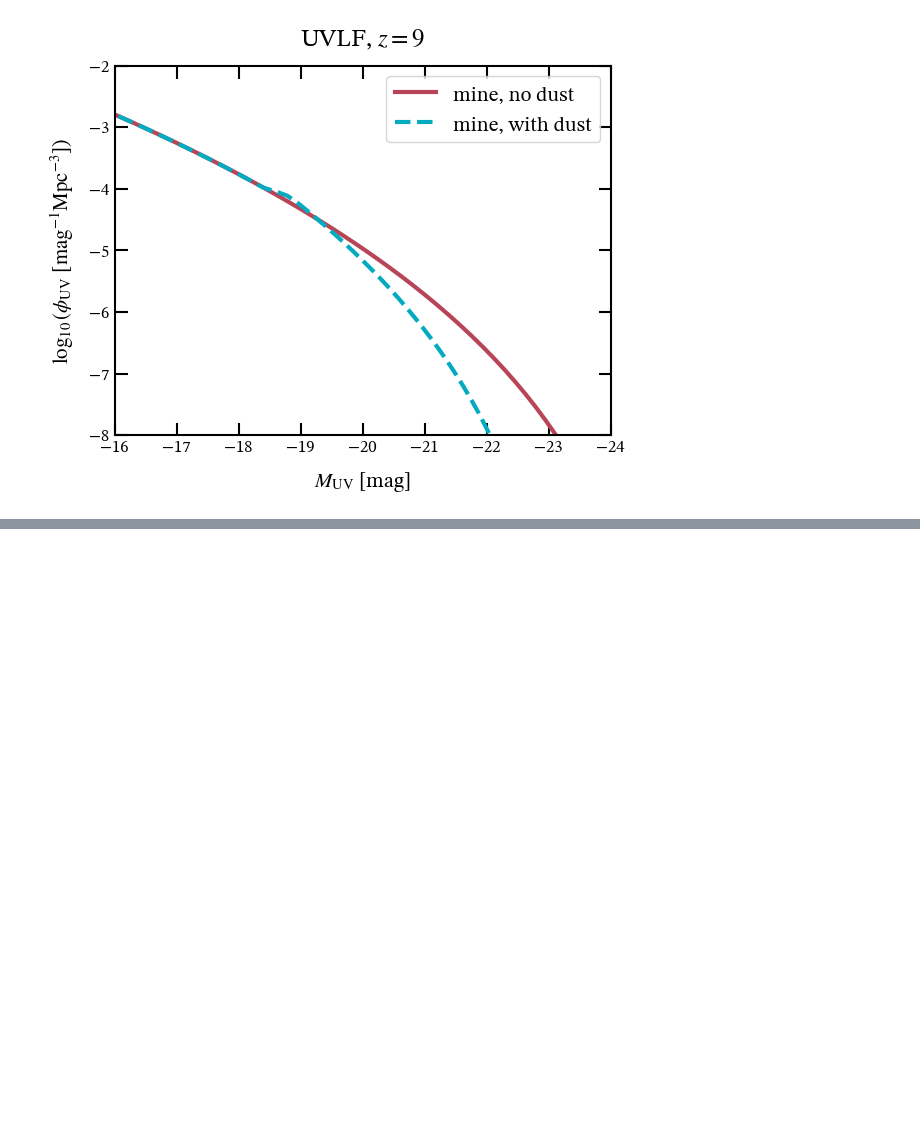
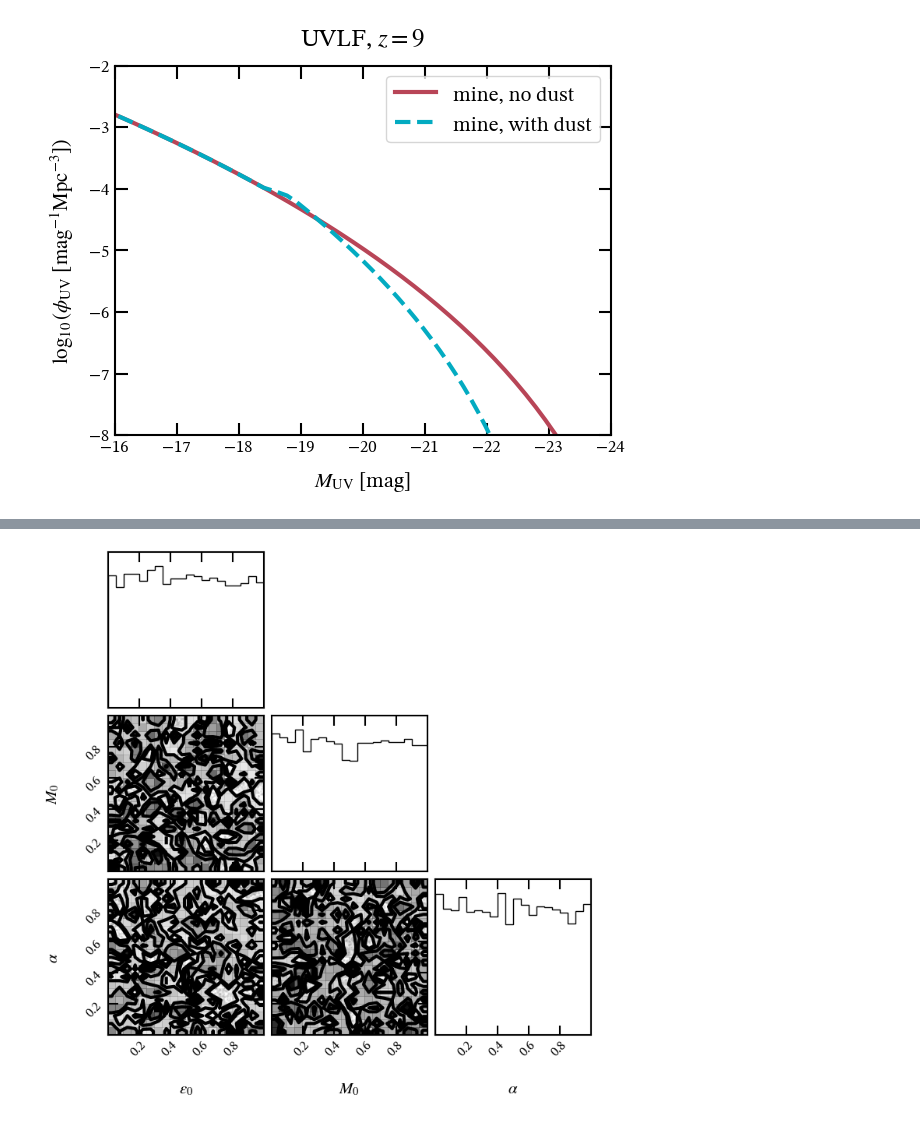
Before and after one commit to ebregou/modeling_stochasticity, a Jupyter notebook: notebooks/UVLF.ipynb, the cells around one changed output, grey strips where cells are left out. Saved outputs shown, nothing was run; the diff lists cells and outputs as text; code cells hidden in the pictures; blank space fills up the shorter version.

```diff
--- a/notebooks/UVLF.ipynb
+++ b/notebooks/UVLF.ipynb
@@ -229,0 +376,8 @@ axs[0].legend()
+# %%
+flat_samples = sampler.get_chain(discard=100, thin=15, flat=True)
+# %%
+fig = corner.corner(flat_samples, labels=labels)
+
+# fig.savefig('/Users/eb35267/Desktop/figures/ongoing/problems/MCMC.png')
+# %% [output]
+[figure, added]
```
Also changed, not shown: parts of 14 cells of this notebook, 1 other file.
